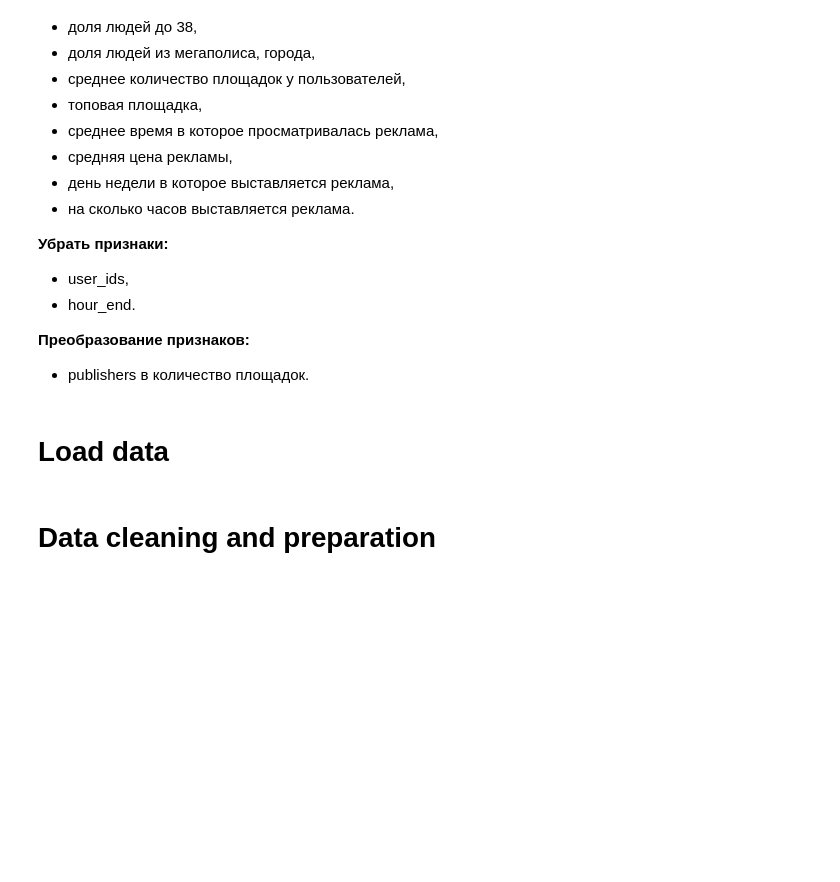
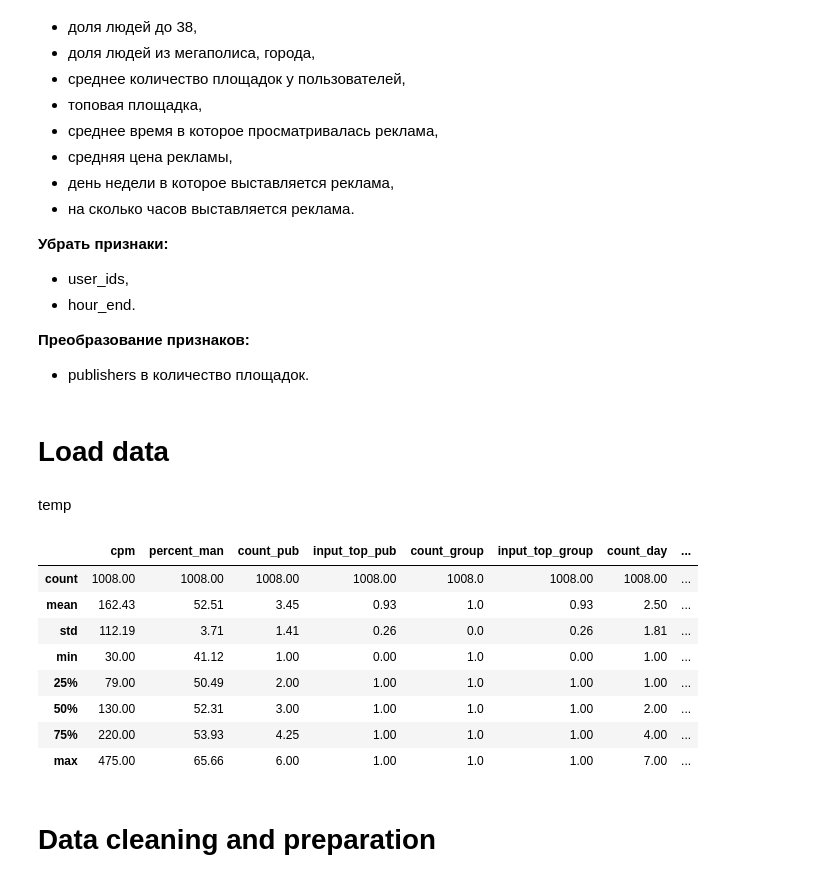
Before and after one commit to EgorChernov5/VILLKA, a Jupyter notebook: notebooks/preprocessing.ipynb, the cells around one changed output. Cells and saved outputs as stored; diff of their text form; code cells hidden in the pictures; blank space fills up the shorter version.

```diff
--- a/notebooks/preprocessing.ipynb
+++ b/notebooks/preprocessing.ipynb
@@ -466,6 +469,23 @@ history_ds = pd.read_csv(history_ds_path, sep="\t")
 validate_ds = pd.read_csv(validate_ds_path, sep="\t")
 
 validate_answers_ds = pd.read_csv(validate_answers_ds_path, sep="\t")
+# %% [markdown]
+temp
+# %%
+end_valid_ds_path = os.path.join(OUTPUT_DATA_PATH, "end_valid.tsv")
+end_valid_ds = pd.read_csv(end_valid_ds_path, sep="\t")
+# %%
+round(end_valid_ds.describe(), 2)
+# %% [output]
+|  | cpm | percent_man | count_pub | input_top_pub | count_group | input_top_group | count_day | ... |
+| count | 1008.00 | 1008.00 | 1008.00 | 1008.00 | 1008.0 | 1008.00 | 1008.00 | ... |
+| mean | 162.43 | 52.51 | 3.45 | 0.93 | 1.0 | 0.93 | 2.50 | ... |
+| std | 112.19 | 3.71 | 1.41 | 0.26 | 0.0 | 0.26 | 1.81 | ... |
+| min | 30.00 | 41.12 | 1.00 | 0.00 | 1.0 | 0.00 | 1.00 | ... |
+| 25% | 79.00 | 50.49 | 2.00 | 1.00 | 1.0 | 1.00 | 1.00 | ... |
+| 50% | 130.00 | 52.31 | 3.00 | 1.00 | 1.0 | 1.00 | 2.00 | ... |
+| 75% | 220.00 | 53.93 | 4.25 | 1.00 | 1.0 | 1.00 | 4.00 | ... |
+| max | 475.00 | 65.66 | 6.00 | 1.00 | 1.0 | 1.00 | 7.00 | ... |
 # %% [markdown]
 # Data cleaning and preparation
 # %% [markdown]
```
Also changed, not shown: parts of 15 cells of this notebook.
